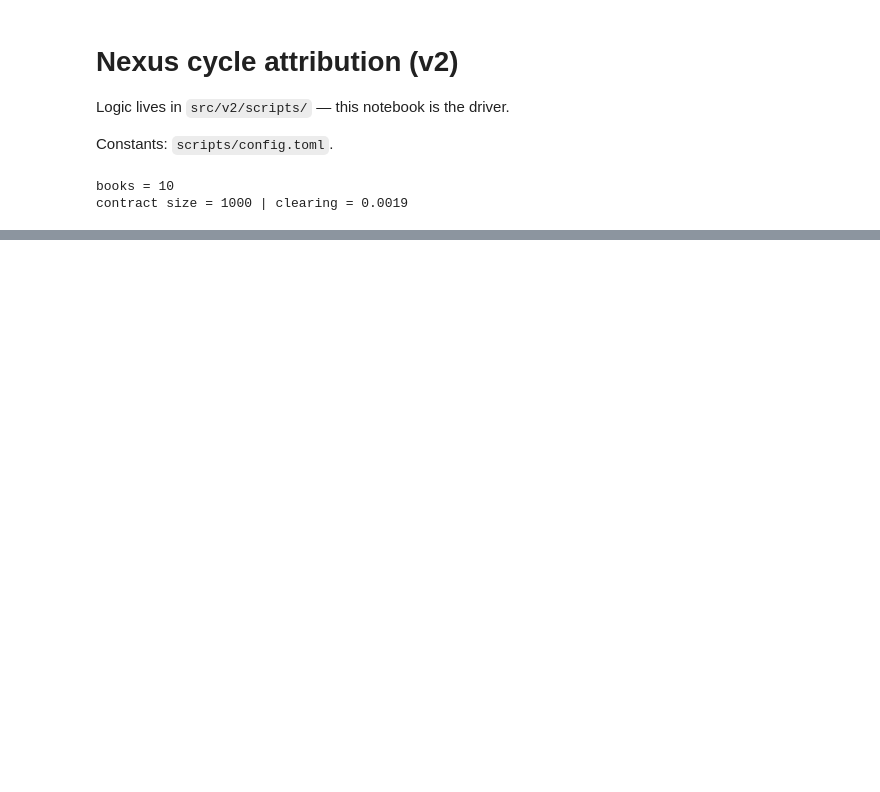
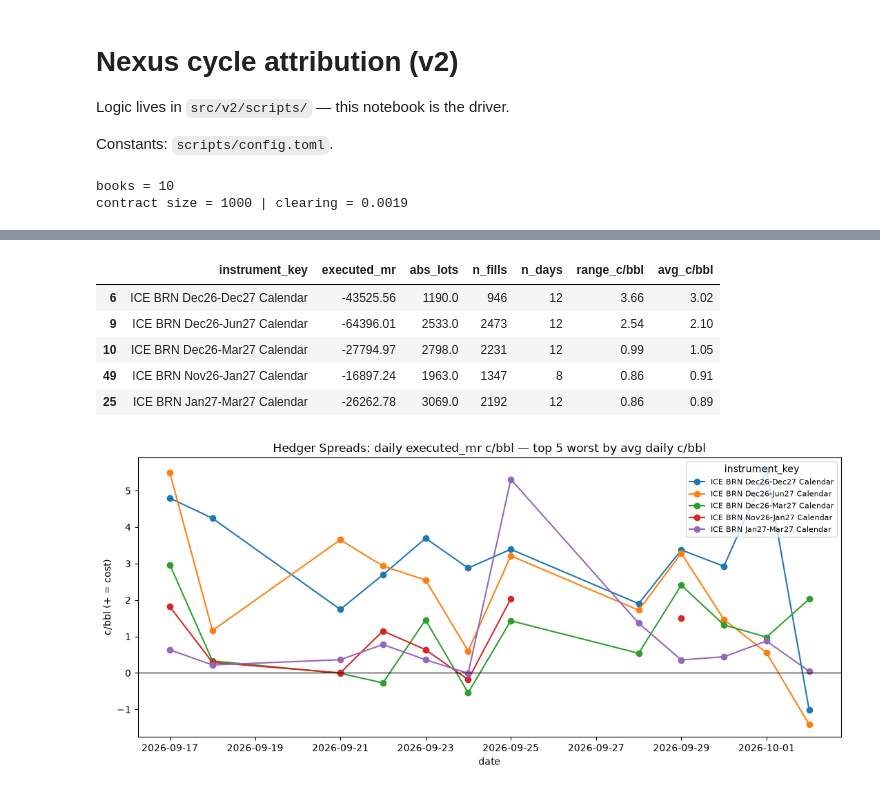
Before and after one commit to jainapek/pnl_attribution, a Jupyter notebook: src/v2/first_attempt.ipynb, the cells around one changed output, grey strips where cells are left out. Drawn from its saved outputs; the diff is of its cells as text; code cells hidden in the pictures; blank space fills up the shorter version.

```diff
--- a/src/v2/first_attempt.ipynb
+++ b/src/v2/first_attempt.ipynb
@@ -141,0 +298,70 @@ pca_mr_all_days.round(4)
+# %%
+import matplotlib.pyplot as plt
+
+BOOK = 'Hedger Spreads'
+START = date(2026, 9, 17)
+END = date.today()
+TOP_N = 5
+
+dates = [d.date() for d in pd.date_range(START, END, freq='D') if d.weekday() < 5]
+rows = []
+for d in dates:
+    print(f'=== {d} {BOOK} exec mr by contract ===')
+    one = executed_mr_by_instrument_book_day(client, d, BOOK)
+    if one.empty:
+        print('  (no fills)')
+        continue
+    tmp = one.reset_index()
+    tmp.insert(0, 'date', d)
+    rows.append(tmp)
+
+if not rows:
+    exec_mr_daily = pd.DataFrame()
+    worst = []
+    print('no data')
+else:
+    exec_mr_daily = pd.concat(rows, ignore_index=True)
+    # contracts only — never treat a summary row as an instrument
+    exec_mr_daily = exec_mr_daily[
+        exec_mr_daily['instrument_key'].astype(str).str.upper() != 'TOTAL'
+    ]
+
+    ranking = (
+        exec_mr_daily.groupby('instrument_key', as_index=False)
+        .agg(
+            executed_mr=('executed_mr', 'sum'),
+            abs_lots=('abs_lots', 'sum'),
+            n_fills=('n_fills', 'sum'),
+            n_days=('date', 'nunique'),
+            avg_c_bbl=('c/bbl', 'mean'),  # equal-weight mean of daily slips
+        )
+    )
+    bbls = ranking['abs_lots'] * CONFIG.contract.size
+    ranking['range_c/bbl'] = (-ranking['executed_mr'] / bbls.where(bbls > 0) * 100).round(4)
+    ranking['avg_c/bbl'] = ranking['avg_c_bbl'].round(4)
+    ranking = ranking.drop(columns=['avg_c_bbl'])
+    ranking = ranking.sort_values('avg_c/bbl', ascending=False)  # worst avg slip first
+    worst = ranking.head(TOP_N)['instrument_key'].tolist()
+
+    print(f'\nTop {TOP_N} worst by average daily c/bbl (+ = cost):')
+    display(ranking.head(TOP_N).round(2))
+
+    # daily c/bbl panel for those contracts
+    pivot = (
+        exec_mr_daily[exec_mr_daily['instrument_key'].isin(worst)]
+        .pivot_table(index='date', columns='instrument_key', values='c/bbl', aggfunc='sum')
+        .reindex(columns=worst)
+        .sort_index()
+    )
+
+    ax = pivot.plot(marker='o', figsize=(11, 5))
+    ax.set_title(f'{BOOK}: daily executed_mr c/bbl — top {TOP_N} worst by avg daily c/bbl')
+    ax.set_ylabel('c/bbl (+ = cost)')
+    ax.set_xlabel('date')
+    ax.axhline(0, color='black', linewidth=0.8)
+    ax.legend(title='instrument_key', loc='best', fontsize=8)
+    plt.tight_layout()
+    plt.show()
+
+    display(pivot.round(3))
+# %% [output]
@@ -141,0 +382,7 @@ pca_mr_all_days.round(4)
+|  | instrument_key | executed_mr | abs_lots | n_fills | n_days | range_c/bbl | avg_c/bbl |
+| 6 | ICE BRN Dec26-Dec27 Calendar | -43525.56 | 1190.0 | 946 | 12 | 3.66 | 3.02 |
+| 9 | ICE BRN Dec26-Jun27 Calendar | -64396.01 | 2533.0 | 2473 | 12 | 2.54 | 2.10 |
+| 10 | ICE BRN Dec26-Mar27 Calendar | -27794.97 | 2798.0 | 2231 | 12 | 0.99 | 1.05 |
+| 49 | ICE BRN Nov26-Jan27 Calendar | -16897.24 | 1963.0 | 1347 | 8 | 0.86 | 0.91 |
+| 25 | ICE BRN Jan27-Mar27 Calendar | -26262.78 | 3069.0 | 2192 | 12 | 0.86 | 0.89 |
+[figure, added]
```
Also changed, not shown: parts of 13 cells of this notebook, 12 other files.
